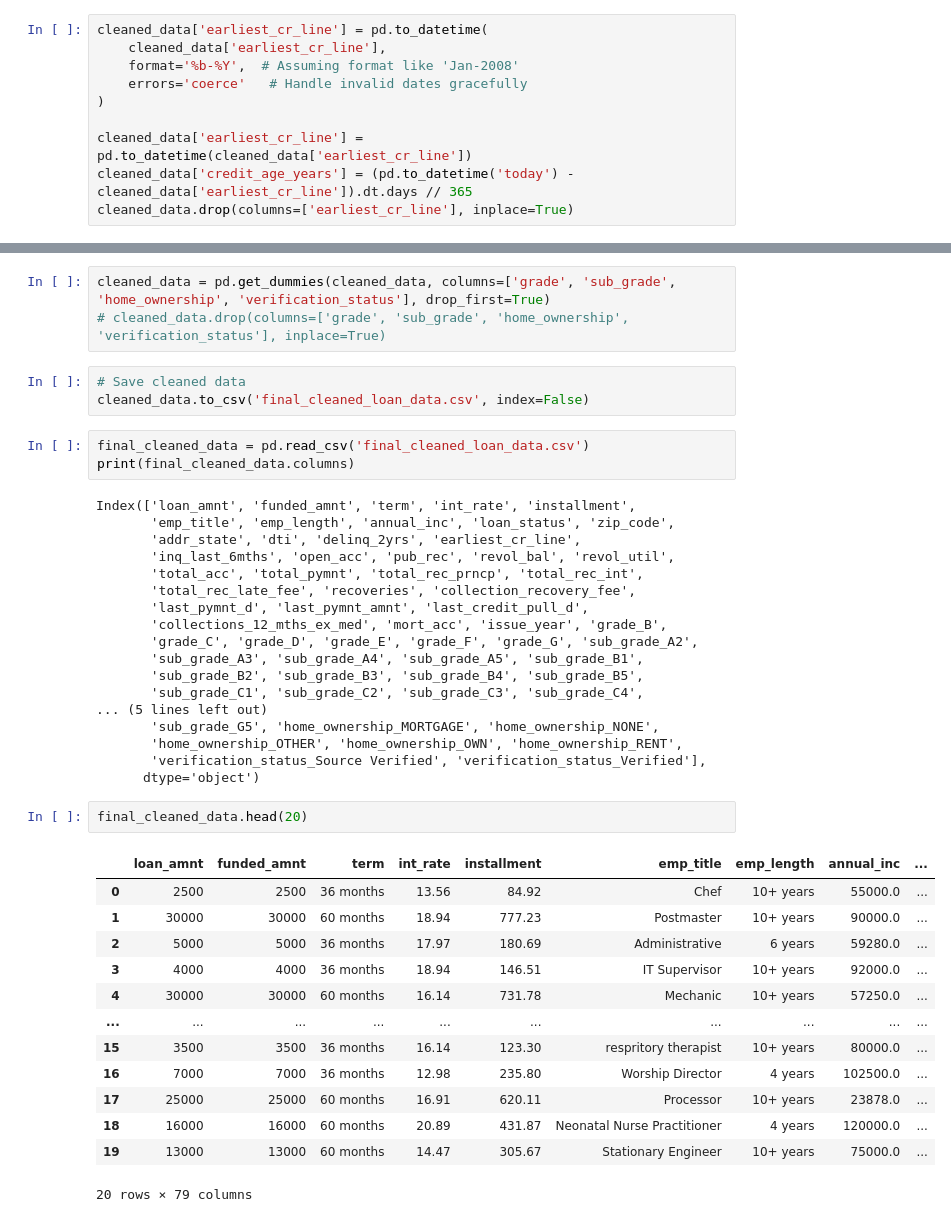
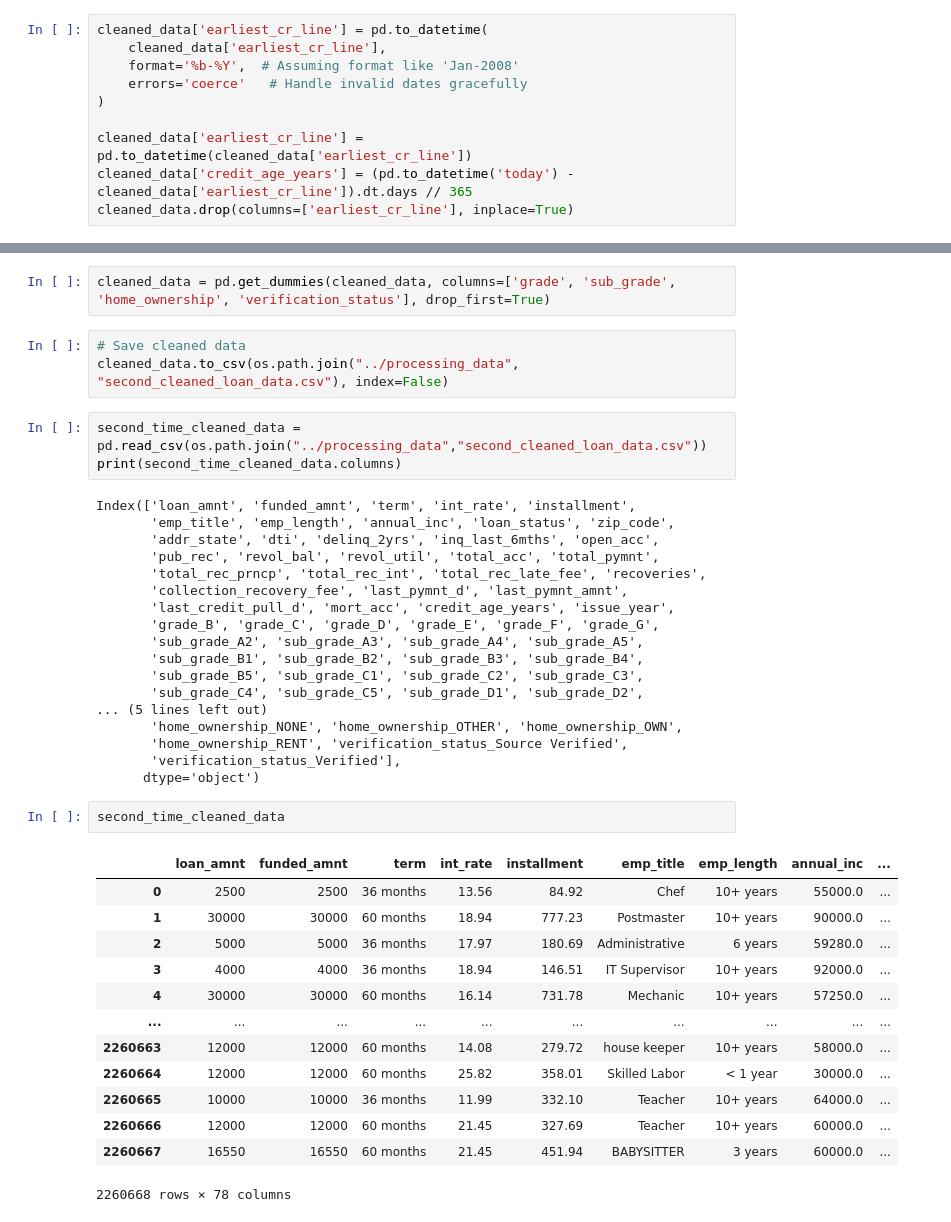
Before and after one commit to FYP-AI-Blockchain-Fraud-Detection-P2P/Data-Cleaning, a Jupyter notebook: notebooks/data_cleaning.ipynb, the cells around one changed output, grey strips where cells are left out. Drawn from its saved outputs; the diff is of its cells as text.

```diff
--- a/notebooks/data_cleaning.ipynb
+++ b/notebooks/data_cleaning.ipynb
@@ -237,45 +227,44 @@ Index(['loan_amnt', 'funded_amnt', 'term', 'int_rate', 'installment', 'grade',
       dtype='object')
 # %%
 cleaned_data = pd.get_dummies(cleaned_data, columns=['grade', 'sub_grade', 'home_ownership', 'verification_status'], drop_first=True)
-# cleaned_data.drop(columns=['grade', 'sub_grade', 'home_ownership', 'verification_status'], inplace=True)
 # %%
 # Save cleaned data
-cleaned_data.to_csv('final_cleaned_loan_data.csv', index=False)
+cleaned_data.to_csv(os.path.join("../processing_data", "second_cleaned_loan_data.csv"), index=False)
 # %%
-final_cleaned_data = pd.read_csv('final_cleaned_loan_data.csv')
-print(final_cleaned_data.columns)
+second_time_cleaned_data = pd.read_csv(os.path.join("../processing_data","second_cleaned_loan_data.csv"))
+print(second_time_cleaned_data.columns)
 # %% [output]
 Index(['loan_amnt', 'funded_amnt', 'term', 'int_rate', 'installment',
        'emp_title', 'emp_length', 'annual_inc', 'loan_status', 'zip_code',
-       'addr_state', 'dti', 'delinq_2yrs', 'earliest_cr_line',
-       'inq_last_6mths', 'open_acc', 'pub_rec', 'revol_bal', 'revol_util',
-       'total_acc', 'total_pymnt', 'total_rec_prncp', 'total_rec_int',
-       'total_rec_late_fee', 'recoveries', 'collection_recovery_fee',
-       'last_pymnt_d', 'last_pymnt_amnt', 'last_credit_pull_d',
-       'collections_12_mths_ex_med', 'mort_acc', 'issue_year', 'grade_B',
-       'grade_C', 'grade_D', 'grade_E', 'grade_F', 'grade_G', 'sub_grade_A2',
-       'sub_grade_A3', 'sub_grade_A4', 'sub_grade_A5', 'sub_grade_B1',
-       'sub_grade_B2', 'sub_grade_B3', 'sub_grade_B4', 'sub_grade_B5',
-       'sub_grade_C1', 'sub_grade_C2', 'sub_grade_C3', 'sub_grade_C4',
+       'addr_state', 'dti', 'delinq_2yrs', 'inq_last_6mths', 'open_acc',
+       'pub_rec', 'revol_bal', 'revol_util', 'total_acc', 'total_pymnt',
+       'total_rec_prncp', 'total_rec_int', 'total_rec_late_fee', 'recoveries',
+       'collection_recovery_fee', 'last_pymnt_d', 'last_pymnt_amnt',
+       'last_credit_pull_d', 'mort_acc', 'credit_age_years', 'issue_year',
+       'grade_B', 'grade_C', 'grade_D', 'grade_E', 'grade_F', 'grade_G',
+       'sub_grade_A2', 'sub_grade_A3', 'sub_grade_A4', 'sub_grade_A5',
+       'sub_grade_B1', 'sub_grade_B2', 'sub_grade_B3', 'sub_grade_B4',
+       'sub_grade_B5', 'sub_grade_C1', 'sub_grade_C2', 'sub_grade_C3',
+       'sub_grade_C4', 'sub_grade_C5', 'sub_grade_D1', 'sub_grade_D2',
 ... (5 lines left out)
-       'sub_grade_G5', 'home_ownership_MORTGAGE', 'home_ownership_NONE',
-       'home_ownership_OTHER', 'home_ownership_OWN', 'home_ownership_RENT',
-       'verification_status_Source Verified', 'verification_status_Verified'],
+       'home_ownership_NONE', 'home_ownership_OTHER', 'home_ownership_OWN',
+       'home_ownership_RENT', 'verification_status_Source Verified',
+       'verification_status_Verified'],
       dtype='object')
 # %%
-final_cleaned_data.head(20)
+second_time_cleaned_data
 # %% [output]
 |  | loan_amnt | funded_amnt | term | int_rate | installment | emp_title | emp_length | annual_inc | ... |
 | 0 | 2500 | 2500 | 36 months | 13.56 | 84.92 | Chef | 10+ years | 55000.0 | ... |
 | 1 | 30000 | 30000 | 60 months | 18.94 | 777.23 | Postmaster | 10+ years | 90000.0 | ... |
 | 2 | 5000 | 5000 | 36 months | 17.97 | 180.69 | Administrative | 6 years | 59280.0 | ... |
 | 3 | 4000 | 4000 | 36 months | 18.94 | 146.51 | IT Supervisor | 10+ years | 92000.0 | ... |
 | 4 | 30000 | 30000 | 60 months | 16.14 | 731.78 | Mechanic | 10+ years | 57250.0 | ... |
 | ... | ... | ... | ... | ... | ... | ... | ... | ... | ... |
-| 15 | 3500 | 3500 | 36 months | 16.14 | 123.30 | respritory therapist | 10+ years | 80000.0 | ... |
-| 16 | 7000 | 7000 | 36 months | 12.98 | 235.80 | Worship Director | 4 years | 102500.0 | ... |
-| 17 | 25000 | 25000 | 60 months | 16.91 | 620.11 | Processor | 10+ years | 23878.0 | ... |
-| 18 | 16000 | 16000 | 60 months | 20.89 | 431.87 | Neonatal Nurse Practitioner | 4 years | 120000.0 | ... |
-| 19 | 13000 | 13000 | 60 months | 14.47 | 305.67 | Stationary Engineer | 10+ years | 75000.0 | ... |
+| 2260663 | 12000 | 12000 | 60 months | 14.08 | 279.72 | house keeper | 10+ years | 58000.0 | ... |
+| 2260664 | 12000 | 12000 | 60 months | 25.82 | 358.01 | Skilled Labor | < 1 year | 30000.0 | ... |
+| 2260665 | 10000 | 10000 | 36 months | 11.99 | 332.10 | Teacher | 10+ years | 64000.0 | ... |
+| 2260666 | 12000 | 12000 | 60 months | 21.45 | 327.69 | Teacher | 10+ years | 60000.0 | ... |
+| 2260667 | 16550 | 16550 | 60 months | 21.45 | 451.94 | BABYSITTER | 3 years | 60000.0 | ... |
-20 rows × 79 columns
+2260668 rows × 78 columns
 # %%
```
Also changed, not shown: parts of 36 cells of this notebook.
